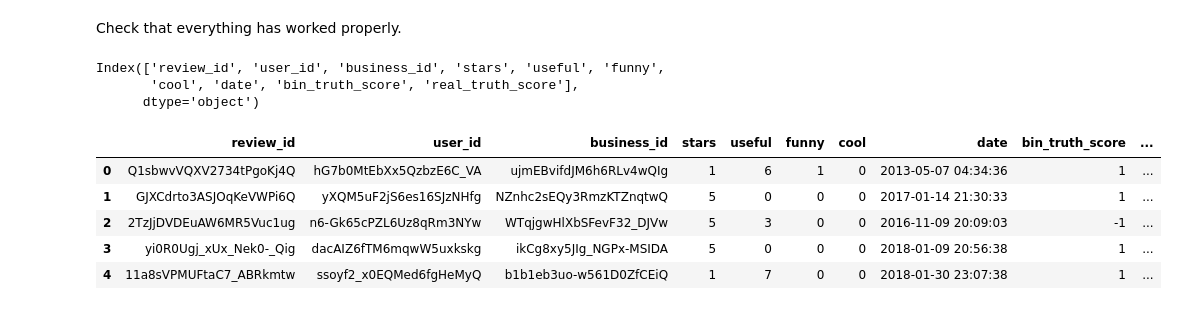
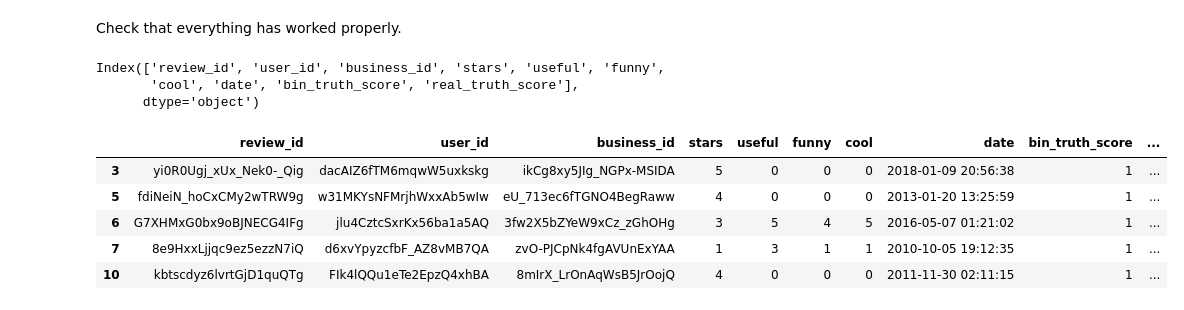
Before and after one commit to GioFic95/restaurant-recommendation-system, a Jupyter notebook: src/main_notebook.ipynb, the cells around one changed output. Cells and saved outputs as stored; diff of their text form; code cells hidden in the pictures.

```diff
--- a/src/main_notebook.ipynb
+++ b/src/main_notebook.ipynb
@@ -32,14 +32,14 @@ svc = jl.load('../models/fake_review_svc_model.joblib')
 Now, we can apply this model to our data.
 # %%
 # only for dev phase
-frames_review = []
-for chunk in pd.read_json('../dataset/yelp_academic_dataset_review.json', lines=True, chunksize = 20000):
-    frames_review.append(chunk)
-review = pd.concat(frames_review)
+# frames_review = []
+# for chunk in pd.read_json('../dataset/yelp_academic_dataset_review.json', lines=True, chunksize = 20000):
+#     frames_review.append(chunk)
+# review = pd.concat(frames_review)
 
 # final version
-# pickle_review = open("../dataset/vegas_review.pickle","rb")
-# review = pickle.load(pickle_review)
+pickle_review = open("../dataset/all_review.pickle","rb")
+review = pickle.load(pickle_review)
 
 review.head()
 # %% [output]
@@ -121,17 +129,17 @@ checked_review.to_pickle('../dataset/checked_review_2.pickle')
 # %% [markdown]
 Check that everything has worked properly.
 # %%
-pickle_review = open('../dataset/checked_review_2.pickle',"rb")
+pickle_review = open('../dataset/checked_review.pickle',"rb")
 final_review = pickle.load(pickle_review)
 print(final_review.columns)
 final_review.head()
 # %% [output]
 Index(['review_id', 'user_id', 'business_id', 'stars', 'useful', 'funny',
        'cool', 'date', 'bin_truth_score', 'real_truth_score'],
       dtype='object')
 |  | review_id | user_id | business_id | stars | useful | funny | cool | date | bin_truth_score | ... |
-| 0 | Q1sbwvVQXV2734tPgoKj4Q | hG7b0MtEbXx5QzbzE6C_VA | ujmEBvifdJM6h6RLv4wQIg | 1 | 6 | 1 | 0 | 2013-05-07 04:34:36 | 1 | ... |
-| 1 | GJXCdrto3ASJOqKeVWPi6Q | yXQM5uF2jS6es16SJzNHfg | NZnhc2sEQy3RmzKTZnqtwQ | 5 | 0 | 0 | 0 | 2017-01-14 21:30:33 | 1 | ... |
-| 2 | 2TzJjDVDEuAW6MR5Vuc1ug | n6-Gk65cPZL6Uz8qRm3NYw | WTqjgwHlXbSFevF32_DJVw | 5 | 3 | 0 | 0 | 2016-11-09 20:09:03 | -1 | ... |
 | 3 | yi0R0Ugj_xUx_Nek0-_Qig | dacAIZ6fTM6mqwW5uxkskg | ikCg8xy5JIg_NGPx-MSIDA | 5 | 0 | 0 | 0 | 2018-01-09 20:56:38 | 1 | ... |
-| 4 | 11a8sVPMUFtaC7_ABRkmtw | ssoyf2_x0EQMed6fgHeMyQ | b1b1eb3uo-w561D0ZfCEiQ | 1 | 7 | 0 | 0 | 2018-01-30 23:07:38 | 1 | ... |
+| 5 | fdiNeiN_hoCxCMy2wTRW9g | w31MKYsNFMrjhWxxAb5wIw | eU_713ec6fTGNO4BegRaww | 4 | 0 | 0 | 0 | 2013-01-20 13:25:59 | 1 | ... |
+| 6 | G7XHMxG0bx9oBJNECG4IFg | jlu4CztcSxrKx56ba1a5AQ | 3fw2X5bZYeW9xCz_zGhOHg | 3 | 5 | 4 | 5 | 2016-05-07 01:21:02 | 1 | ... |
+| 7 | 8e9HxxLjjqc9ez5ezzN7iQ | d6xvYpyzcfbF_AZ8vMB7QA | zvO-PJCpNk4fgAVUnExYAA | 1 | 3 | 1 | 1 | 2010-10-05 19:12:35 | 1 | ... |
+| 10 | kbtscdyz6lvrtGjD1quQTg | FIk4lQQu1eTe2EpzQ4xhBA | 8mIrX_LrOnAqWsB5JrOojQ | 4 | 0 | 0 | 0 | 2011-11-30 02:11:15 | 1 | ... |
```
Also changed, not shown: parts of 9 cells of this notebook, 1 other file.
